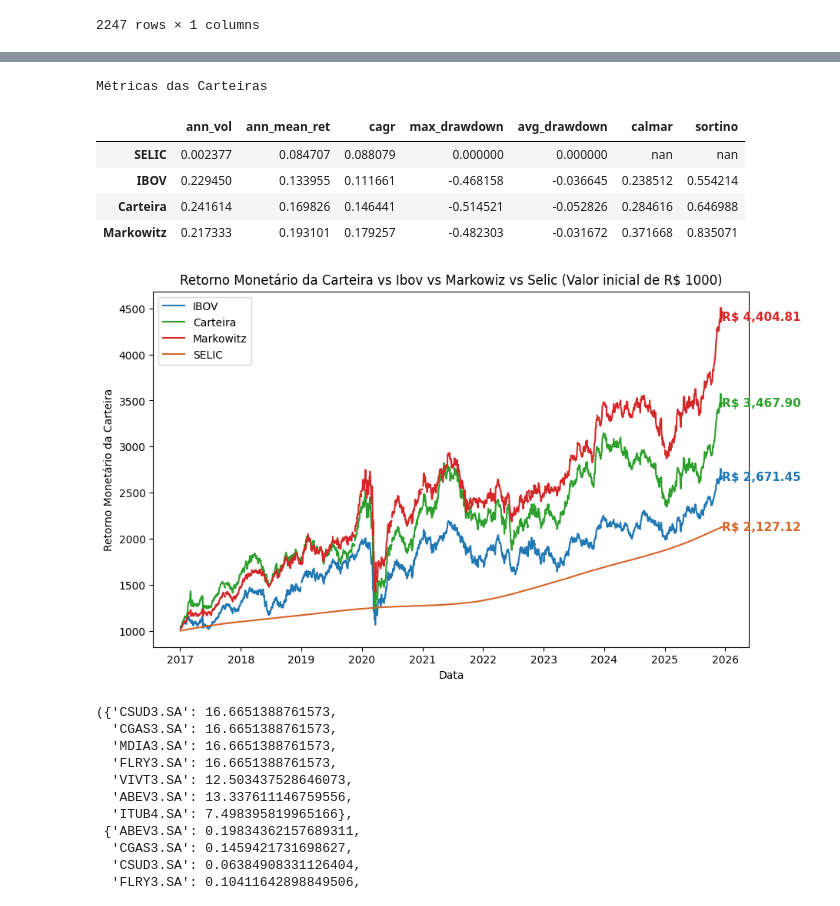
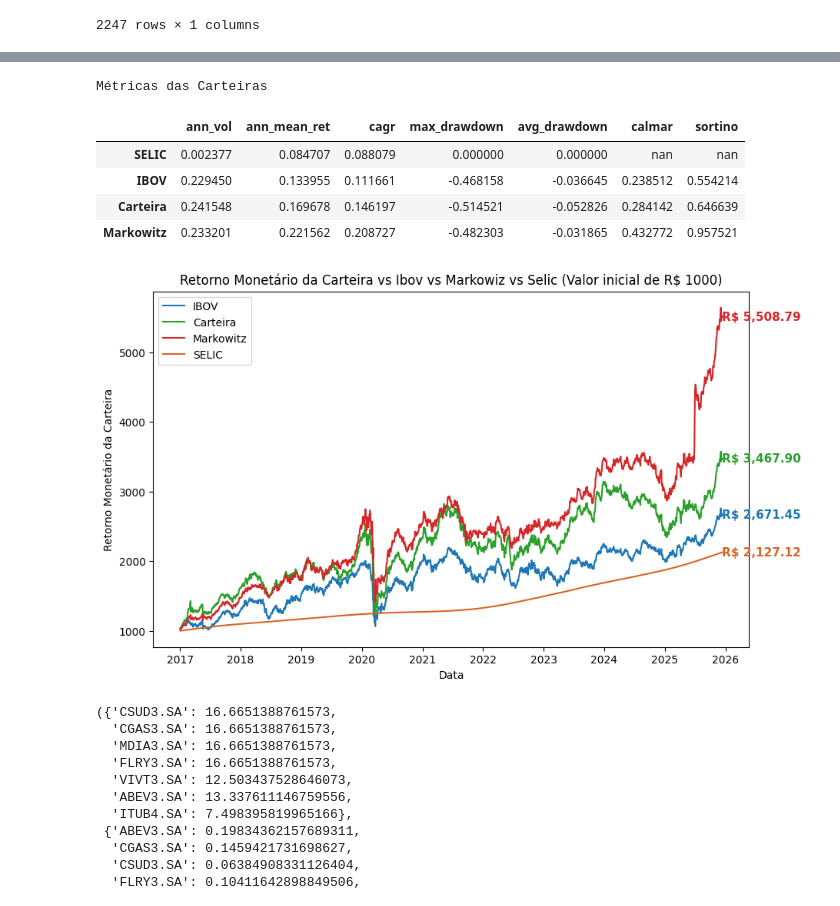
Before and after one commit to Jeferson100/Agent-Portfolio-Optimizer, a Jupyter notebook: notebooks/analise_results_carteiras.ipynb, the cells around one changed output, grey strips where cells are left out. Saved outputs shown, nothing was run; the diff lists cells and outputs as text; code cells hidden in the pictures.

```diff
--- a/notebooks/analise_results_carteiras.ipynb
+++ b/notebooks/analise_results_carteiras.ipynb
@@ -306,5 +306,5 @@ selic_acumulada
 2247 rows × 1 columns
 # %%
 retorno_acumulado_monetario = pd.concat([selic_acumulada, ibov_retornos, carteira], axis=1).rename(columns={0: "Carteira", "selic": "SELIC", "^BVSP": "IBOV",})
-
+carteira_marcowitz = carteira_marcowitz[~carteira_marcowitz.index.duplicated(keep='last')]
 retorno_acumulado_monetario['Markowitz'] = carteira_marcowitz
@@ -400,38 +398,41 @@ Métricas das Carteiras
 |  | ann_vol | ann_mean_ret | cagr | max_drawdown | avg_drawdown | calmar | sortino |
 | SELIC | 0.002377 | 0.084707 | 0.088079 | 0.000000 | 0.000000 | nan | nan |
 | IBOV | 0.229450 | 0.133955 | 0.111661 | -0.468158 | -0.036645 | 0.238512 | 0.554214 |
-| Carteira | 0.241614 | 0.169826 | 0.146441 | -0.514521 | -0.052826 | 0.284616 | 0.646988 |
-| Markowitz | 0.217333 | 0.193101 | 0.179257 | -0.482303 | -0.031672 | 0.371668 | 0.835071 |
+| Carteira | 0.241548 | 0.169678 | 0.146197 | -0.514521 | -0.052826 | 0.284142 | 0.646639 |
+| Markowitz | 0.233201 | 0.221562 | 0.208727 | -0.482303 | -0.031865 | 0.432772 | 0.957521 |
 # %%
 from matplotlib import pyplot as plt
 plt.figure(figsize=(10, 6))
 cores = {'IBOV': '#1f77b4', 'Carteira': '#2ca02c', 'Markowitz': '#d62728', 'SELIC': "#d66427"}
-
-for nome in ['IBOV', 'Carteira', 'Markowitz', 'SELIC']:
+retorno_acumulado_monetario = retorno_acumulado_monetario.dropna()
+for nome in ['IBOV',
+             'Carteira',
+             'Markowitz',
+             'SELIC']:
     plt.plot(
             retorno_acumulado_monetario.index,
             retorno_acumulado_monetario[nome],
                 label=nome,
                 color=cores[nome]
             )
-    ultimo_x = retorno_acumulado_monetario[nome].index[-2]
-    ultimo_y = retorno_acumulado_monetario[nome].iloc[-2]
+    ultimo_x = retorno_acumulado_monetario[nome].index[-1]
+    ultimo_y = retorno_acumulado_monetario[nome].iloc[-1]
     plt.text(
                 ultimo_x, ultimo_y,
                 f'R$ {ultimo_y:,.2f}',
                 color=cores[nome],
                 fontsize=11,
                 va='center',
                 fontweight='bold'
             )
 
 plt.legend()
 plt.xlabel("Data")
 plt.ylabel("Retorno Monetário da Carteira")
 plt.title(f"Retorno Monetário da Carteira vs Ibov vs Markowiz vs Selic (Valor inicial de R$ {1000})")
 plt.show()
 # %% [output]
-[figure, old version]
+[figure, new version]
 # %%
 pesos_carteiras[chaves[0]], pesos_carteiras_marcowitz[chaves[0]]
 # %% [output]
```
Also changed, not shown: parts of 5 cells of this notebook, 34 other files.
